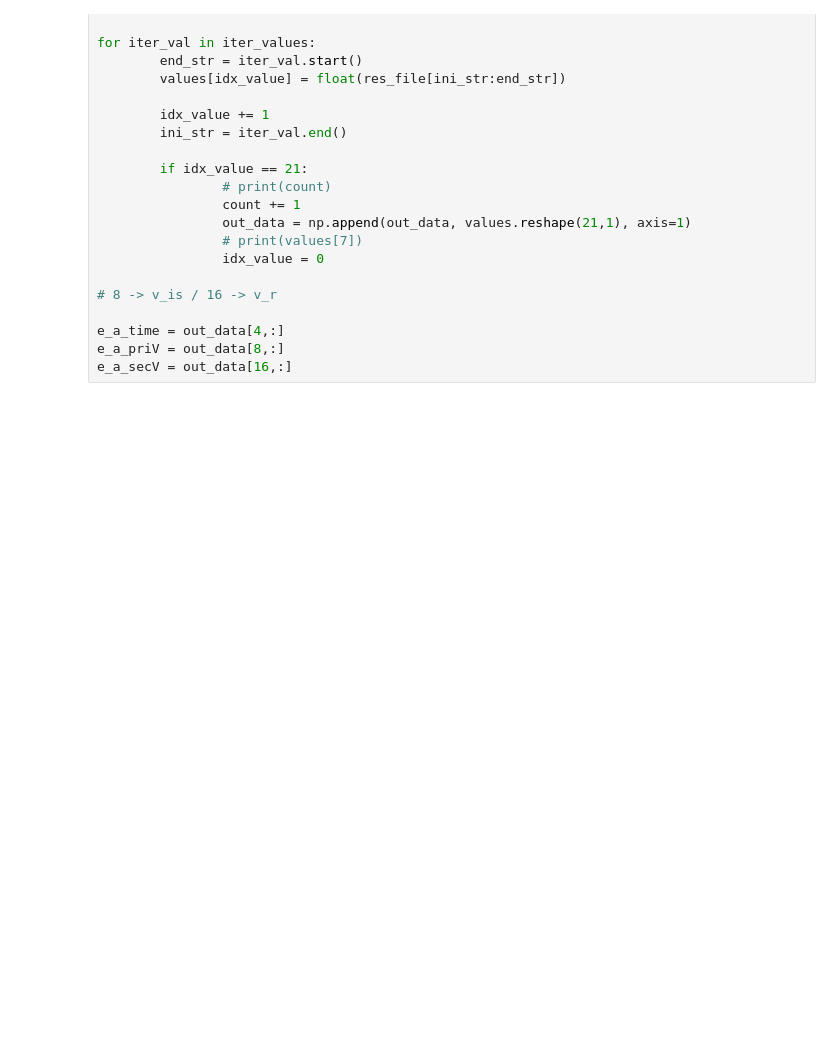
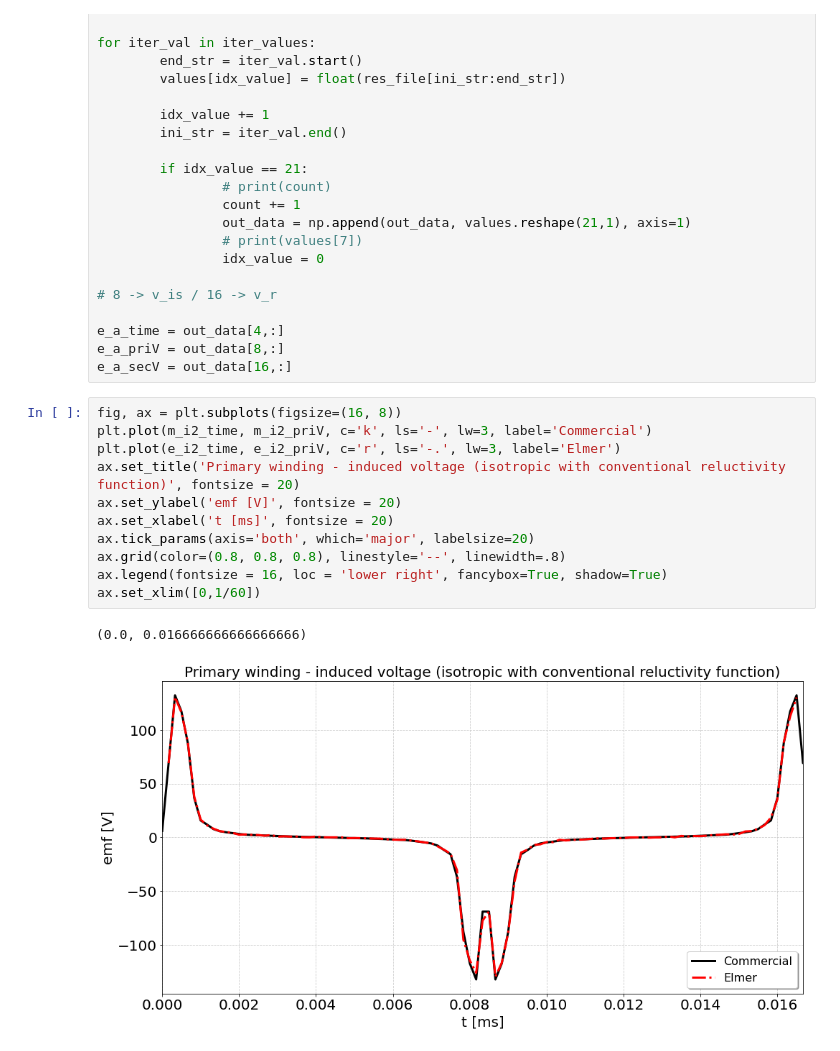
Before and after one commit to gforti84/ElmerFiles, a Jupyter notebook: debug_2/plot_curves.ipynb, the cells around one changed output. Drawn from its saved outputs; the diff is of its cells as text; blank space fills up the shorter version.

```diff
--- a/debug_2/plot_curves.ipynb
+++ b/debug_2/plot_curves.ipynb
@@ -213,6 +265,20 @@ for iter_val in iter_values:
 e_a_time = out_data[4,:]
 e_a_priV = out_data[8,:]
 e_a_secV = out_data[16,:]
+# %%
+fig, ax = plt.subplots(figsize=(16, 8))
+plt.plot(m_i2_time, m_i2_priV, c='k', ls='-', lw=3, label='Commercial')
+plt.plot(e_i2_time, e_i2_priV, c='r', ls='-.', lw=3, label='Elmer')
+ax.set_title('Primary winding - induced voltage (isotropic with conventional reluctivity function)', fontsize = 20)
+ax.set_ylabel('emf [V]', fontsize = 20)
+ax.set_xlabel('t [ms]', fontsize = 20)
+ax.tick_params(axis='both', which='major', labelsize=20)
+ax.grid(color=(0.8, 0.8, 0.8), linestyle='--', linewidth=.8)
+ax.legend(fontsize = 16, loc = 'lower right', fancybox=True, shadow=True)
+ax.set_xlim([0,1/60])
+# %% [output]
+(0.0, 0.016666666666666666)
+[figure, added]
 # %%
 fig, ax = plt.subplots(figsize=(16, 8))
 plt.plot(m_i_time, m_i_priV, c='k', ls='-', lw=3, label='Commercial')
```
Also changed, not shown: parts of 5 cells of this notebook, 23 other files.
